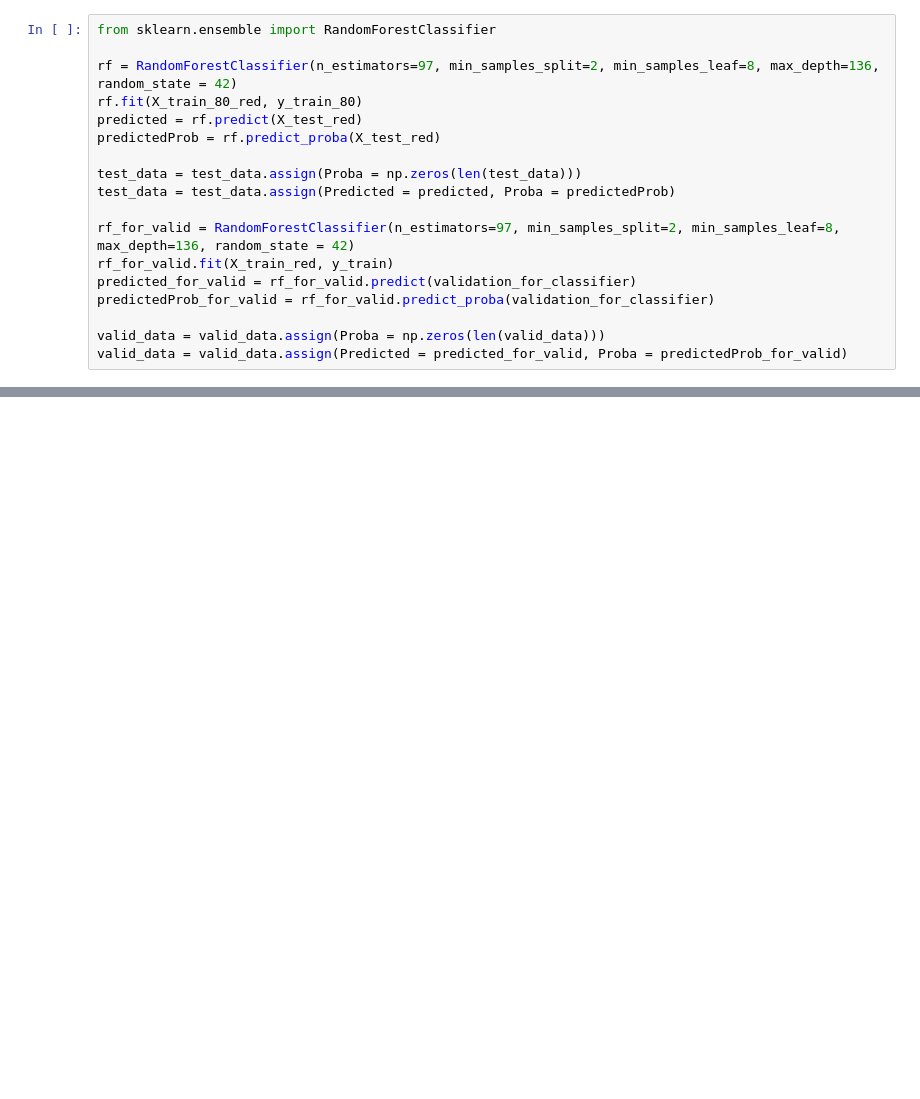
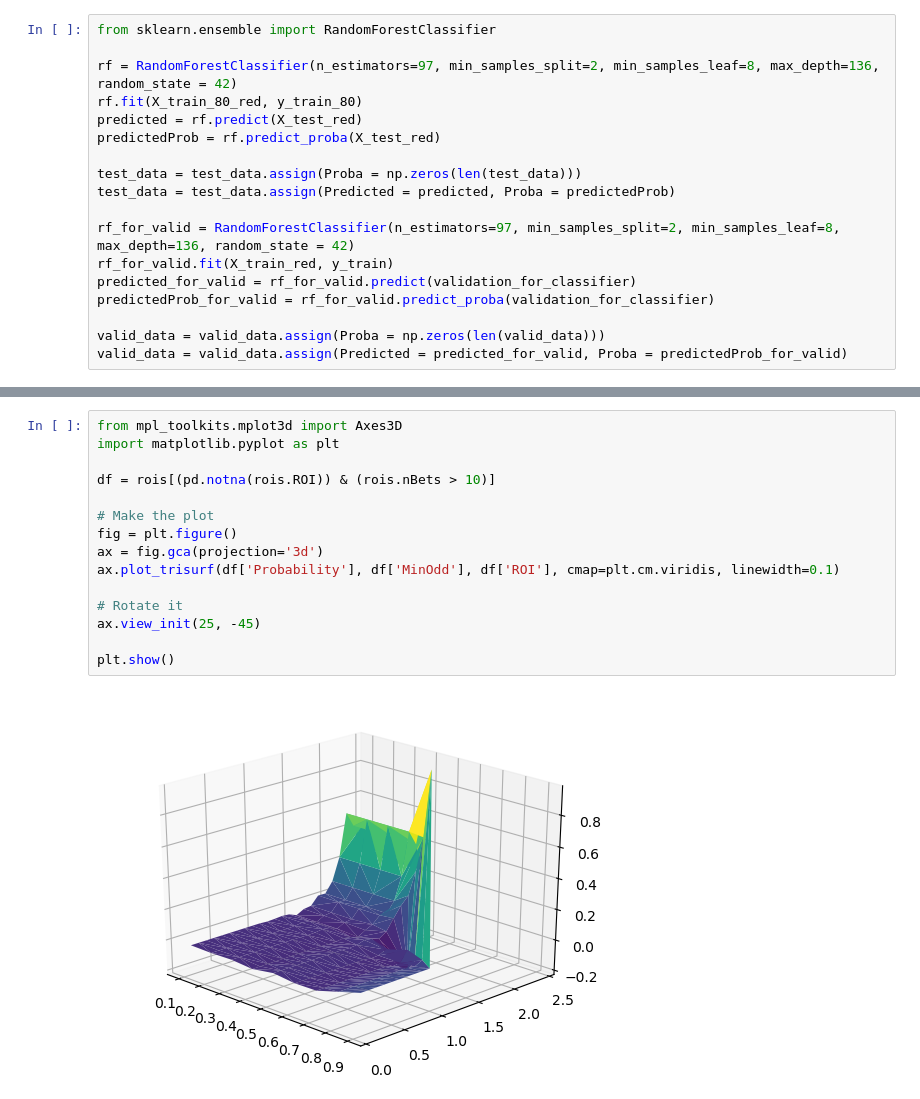
Before and after one commit to enrico-bagattin/tennis-betting, a Jupyter notebook: main.ipynb, the cells around one changed output, grey strips where cells are left out. Drawn from its saved outputs; the diff is of its cells as text; blank space fills up the shorter version.

```diff
--- a/main.ipynb
+++ b/main.ipynb
@@ -1204,0 +1206,17 @@ rois[pd.notna(rois.ROI)]
+# %%
+from mpl_toolkits.mplot3d import Axes3D
+import matplotlib.pyplot as plt
+
+df = rois[(pd.notna(rois.ROI)) & (rois.nBets > 10)]
+
+# Make the plot
+fig = plt.figure()
+ax = fig.gca(projection='3d')
+ax.plot_trisurf(df['Probability'], df['MinOdd'], df['ROI'], cmap=plt.cm.viridis, linewidth=0.1)
+
+# Rotate it
+ax.view_init(25, -45)
+
+plt.show()
+# %% [output]
+[figure, added]
```
Also changed, not shown: parts of 14 cells of this notebook, 5 other files.
